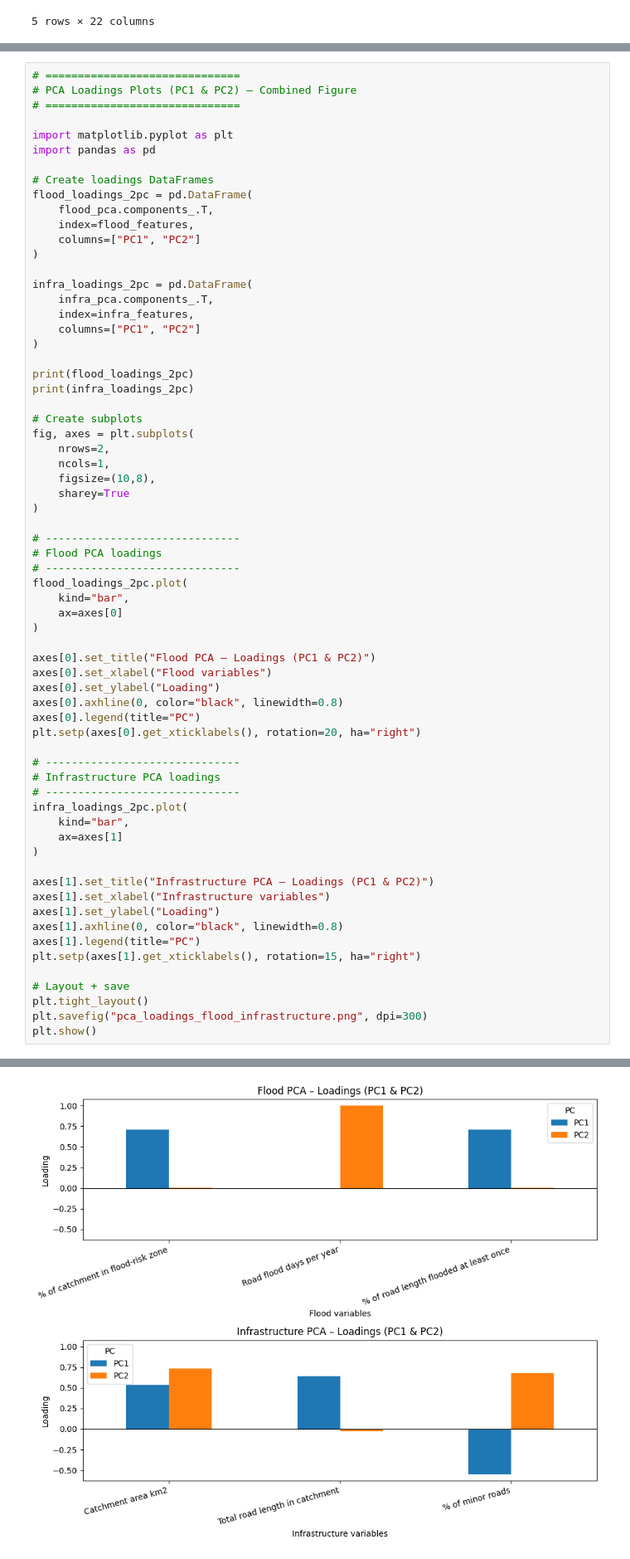
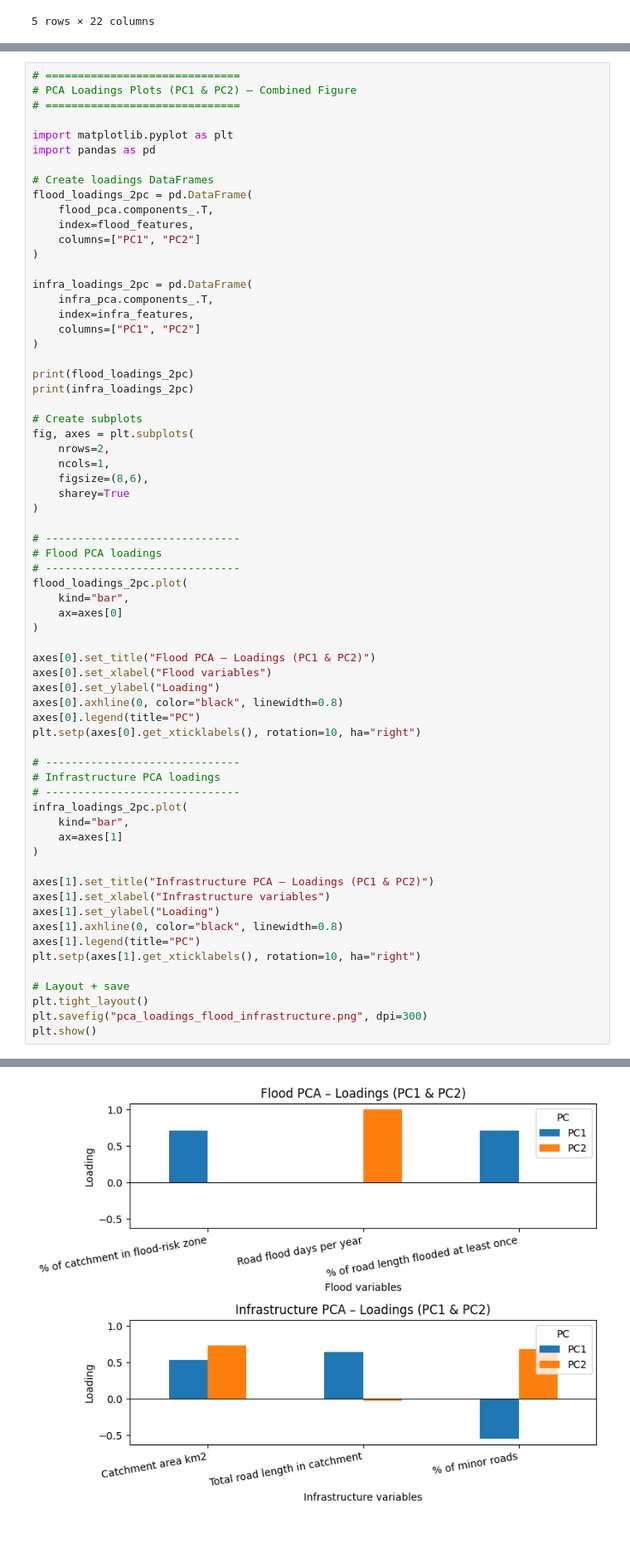
Before and after one commit to Bede-P/MDM3---JBA3, a Jupyter notebook: PCA_Flood_Infra_Regression_SVR.ipynb, the cells around one changed output, grey strips where cells are left out. Shown at 83% size. Cells and saved outputs as stored; diff of their text form; blank space fills up the shorter version.

```diff
--- a/PCA_Flood_Infra_Regression_SVR.ipynb
+++ b/PCA_Flood_Infra_Regression_SVR.ipynb
@@ -333,7 +463,7 @@ print(infra_loadings_2pc)
 fig, axes = plt.subplots(
     nrows=2,
     ncols=1,
-    figsize=(10,8),
+    figsize=(8,6),
     sharey=True
 )
 
@@ -350,34 +480,34 @@ axes[0].set_xlabel("Flood variables")
 axes[0].set_ylabel("Loading")
 axes[0].axhline(0, color="black", linewidth=0.8)
 axes[0].legend(title="PC")
-plt.setp(axes[0].get_xticklabels(), rotation=20, ha="right")
+plt.setp(axes[0].get_xticklabels(), rotation=10, ha="right")
 
 # ------------------------------
 # Infrastructure PCA loadings
 # ------------------------------
 infra_loadings_2pc.plot(
     kind="bar",
     ax=axes[1]
 )
 
 axes[1].set_title("Infrastructure PCA – Loadings (PC1 & PC2)")
 axes[1].set_xlabel("Infrastructure variables")
 axes[1].set_ylabel("Loading")
 axes[1].axhline(0, color="black", linewidth=0.8)
 axes[1].legend(title="PC")
-plt.setp(axes[1].get_xticklabels(), rotation=15, ha="right")
+plt.setp(axes[1].get_xticklabels(), rotation=10, ha="right")
 
 # Layout + save
 plt.tight_layout()
 plt.savefig("pca_loadings_flood_infrastructure.png", dpi=300)
 plt.show()
 # %% [output]
                                              PC1       PC2
 % of catchment in flood-risk zone       0.707092  0.004525
 Road flood days per year               -0.006400  0.999980
 % of road length flooded at least once  0.707092  0.004525
                                      PC1       PC2
 Catchment area km2              0.531719  0.734803
 Total road length in catchment  0.644045 -0.027921
 % of minor roads               -0.549983  0.677706
-[figure, old version]
+[figure, new version]
```
Also changed, not shown: parts of 8 cells of this notebook, 1 other file.
